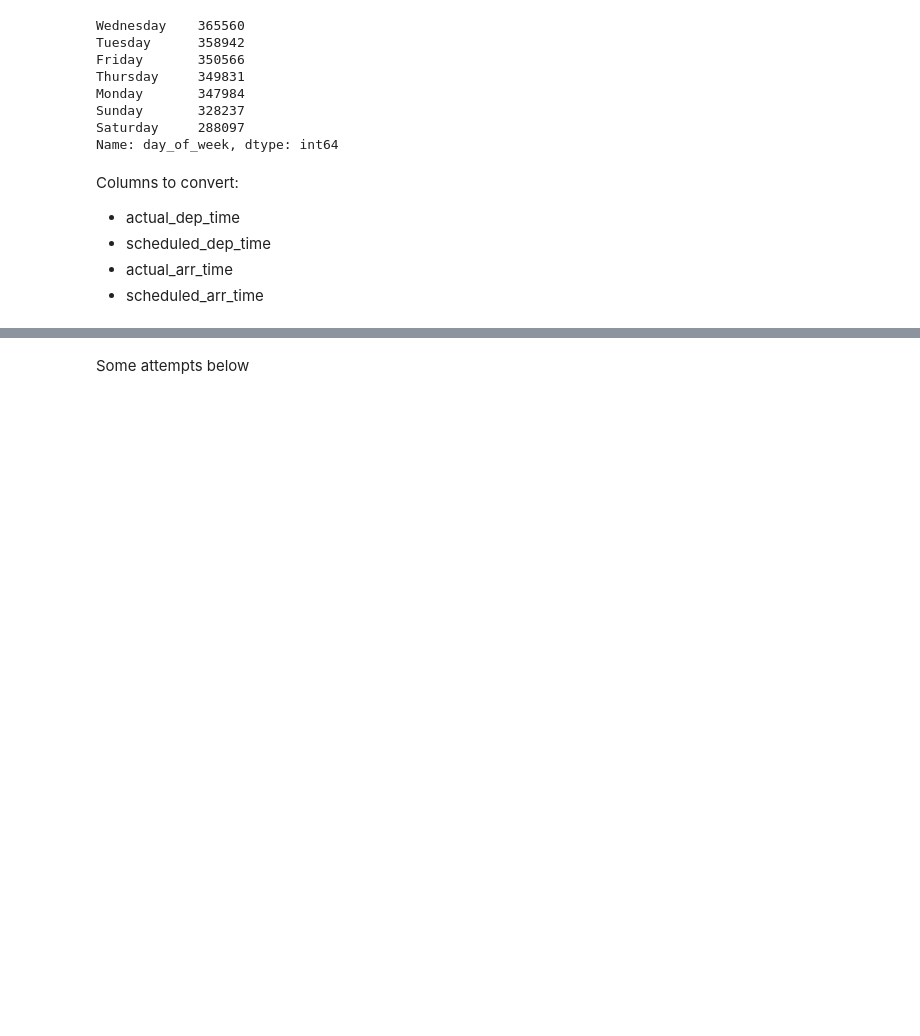
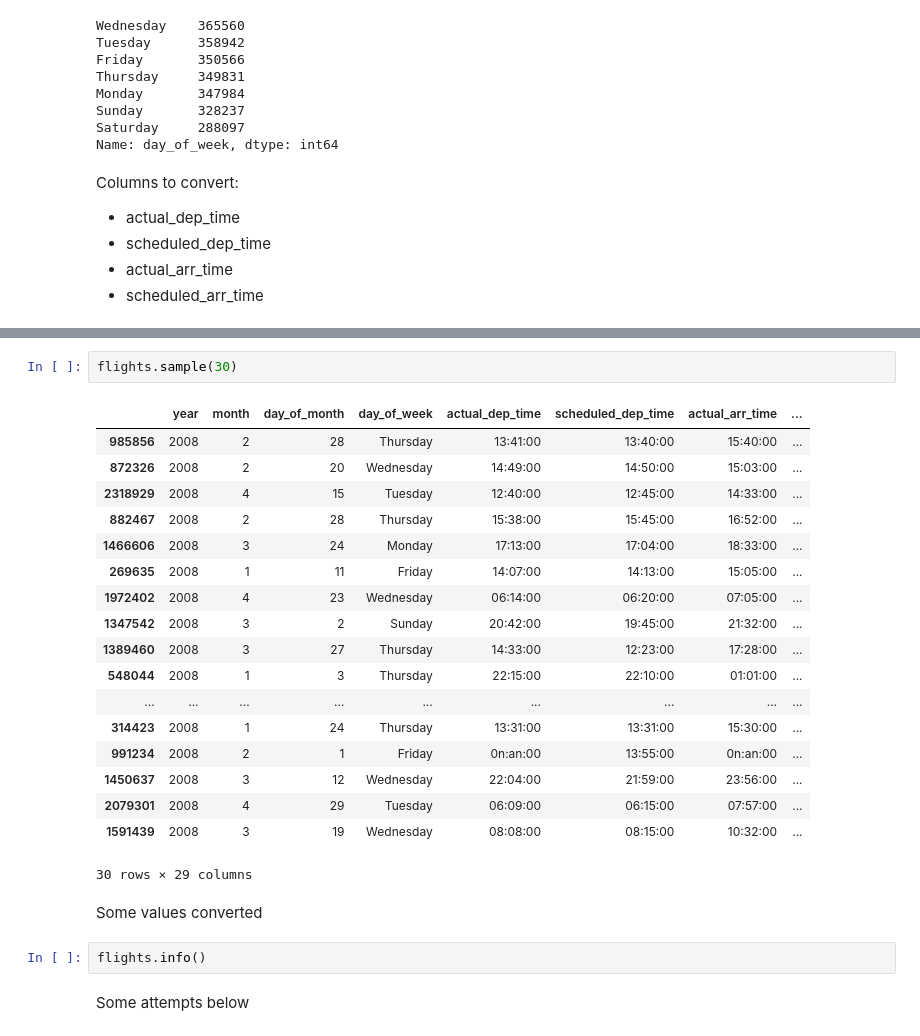
Before and after one commit to Vincentk-94/Communicate_data_findings, a Jupyter notebook: 2008 Flight Delays - Project.ipynb, the cells around one changed output, grey strips where cells are left out. Saved outputs shown, nothing was run; the diff lists cells and outputs as text; blank space fills up the shorter version.

```diff
--- a/2008 Flight Delays - Project.ipynb
+++ b/2008 Flight Delays - Project.ipynb
@@ -171,4 +163,29 @@ flights.head()
 5 rows × 29 columns
+# %%
+flights.sample(30)
+# %% [output]
+|  | year | month | day_of_month | day_of_week | actual_dep_time | scheduled_dep_time | actual_arr_time | ... |
+| 985856 | 2008 | 2 | 28 | Thursday | 13:41:00 | 13:40:00 | 15:40:00 | ... |
+| 872326 | 2008 | 2 | 20 | Wednesday | 14:49:00 | 14:50:00 | 15:03:00 | ... |
+| 2318929 | 2008 | 4 | 15 | Tuesday | 12:40:00 | 12:45:00 | 14:33:00 | ... |
+| 882467 | 2008 | 2 | 28 | Thursday | 15:38:00 | 15:45:00 | 16:52:00 | ... |
+| 1466606 | 2008 | 3 | 24 | Monday | 17:13:00 | 17:04:00 | 18:33:00 | ... |
+| 269635 | 2008 | 1 | 11 | Friday | 14:07:00 | 14:13:00 | 15:05:00 | ... |
+| 1972402 | 2008 | 4 | 23 | Wednesday | 06:14:00 | 06:20:00 | 07:05:00 | ... |
+| 1347542 | 2008 | 3 | 2 | Sunday | 20:42:00 | 19:45:00 | 21:32:00 | ... |
+| 1389460 | 2008 | 3 | 27 | Thursday | 14:33:00 | 12:23:00 | 17:28:00 | ... |
+| 548044 | 2008 | 1 | 3 | Thursday | 22:15:00 | 22:10:00 | 01:01:00 | ... |
+| ... | ... | ... | ... | ... | ... | ... | ... | ... |
+| 314423 | 2008 | 1 | 24 | Thursday | 13:31:00 | 13:31:00 | 15:30:00 | ... |
+| 991234 | 2008 | 2 | 1 | Friday | 0n:an:00 | 13:55:00 | 0n:an:00 | ... |
+| 1450637 | 2008 | 3 | 12 | Wednesday | 22:04:00 | 21:59:00 | 23:56:00 | ... |
+| 2079301 | 2008 | 4 | 29 | Tuesday | 06:09:00 | 06:15:00 | 07:57:00 | ... |
+| 1591439 | 2008 | 3 | 19 | Wednesday | 08:08:00 | 08:15:00 | 10:32:00 | ... |
+30 rows × 29 columns
+# %% [markdown]
+Some values converted
+# %%
+flights.info()
 # %% [markdown]
 Some attempts below
 # %%
```
Also changed, not shown: parts of 52 cells of this notebook.
